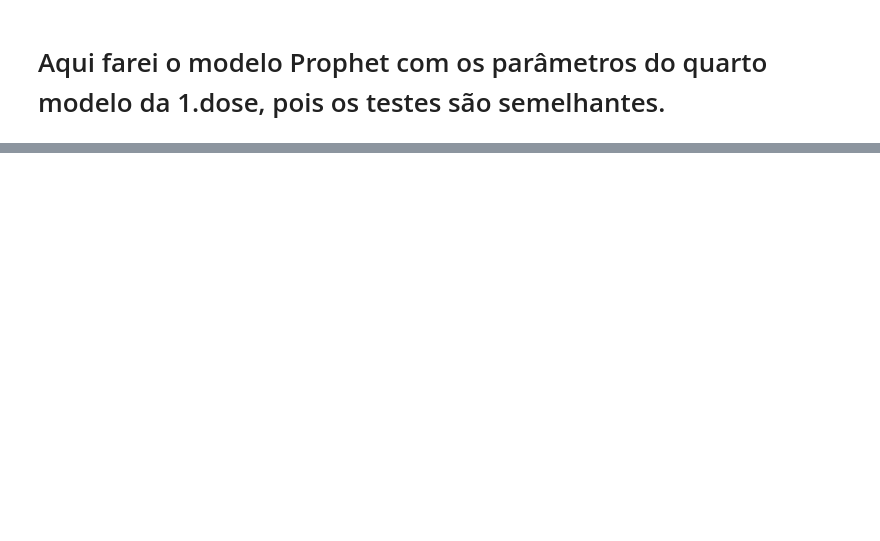
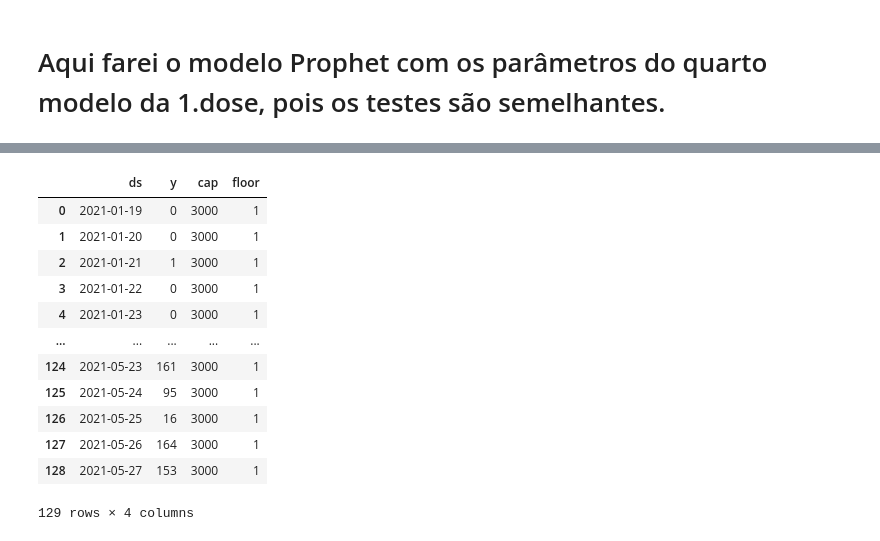
Before and after one commit to nubia-mp1211/Projeto-Final, a Jupyter notebook: ATUAL -Tratando-Vacinados e Previsoes.ipynb, the cells around one changed output, grey strips where cells are left out. Cells and saved outputs as stored; diff of their text form; code cells hidden in the pictures; blank space fills up the shorter version.

```diff
--- a/ATUAL -Tratando-Vacinados e Previsoes.ipynb
+++ b/ATUAL -Tratando-Vacinados e Previsoes.ipynb
@@ -1061,9 +1042,3 @@ Esperamos que esse cenário se altere, pois com mais vacinas chegando e sendo fa
 # 13.º Passo:
 # Neste ponto estarei fazendo as Previsões da Segunda Dose da Vacina:
 Praticamente são os mesmos procedimentos da 1. Dose da vacina
-# %%
-# Note que tem aparece uma data da 2. Dose como NaN, preciso tratar esse campo
-
-df['2a_dose'].fillna('NaN', inplace = True)
-
-df2 = df
@@ -1110,7 +1075,7 @@ df2.info()
 # e tem suporte direto para períodos.
 
 df2['ds'] = pd.DataFrame({
-    'ds':  pd.date_range(start= "2021-01-19", end= "2021-05-26")
+    'ds':  pd.date_range(start= "2021-01-19", end = "2021-05-27")
 })
 
 
@@ -1158,3 +1132,19 @@ forecastS = modelS.predict(futureS)
+# %%
+df2
+# %% [output]
+|  | ds | y | cap | floor |
+| 0 | 2021-01-19 | 0 | 3000 | 1 |
+| 1 | 2021-01-20 | 0 | 3000 | 1 |
+| 2 | 2021-01-21 | 1 | 3000 | 1 |
+| 3 | 2021-01-22 | 0 | 3000 | 1 |
+| 4 | 2021-01-23 | 0 | 3000 | 1 |
+| ... | ... | ... | ... | ... |
+| 124 | 2021-05-23 | 161 | 3000 | 1 |
+| 125 | 2021-05-24 | 95 | 3000 | 1 |
+| 126 | 2021-05-25 | 16 | 3000 | 1 |
+| 127 | 2021-05-26 | 164 | 3000 | 1 |
+| 128 | 2021-05-27 | 153 | 3000 | 1 |
+129 rows × 4 columns
 # %%
 # Função Croos-Validation para modelo S da Segunda Dose da Vacina:
 
```
Also changed, not shown: parts of 29 cells of this notebook.
